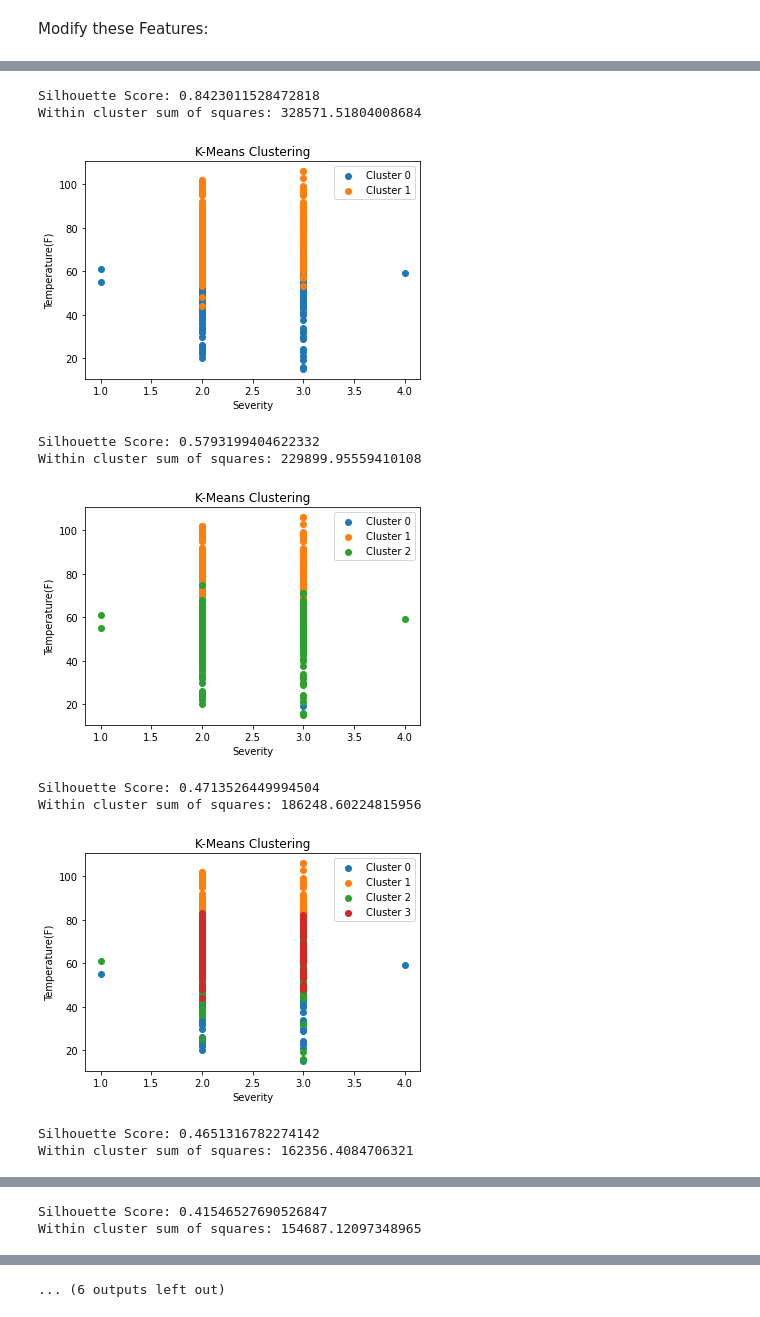
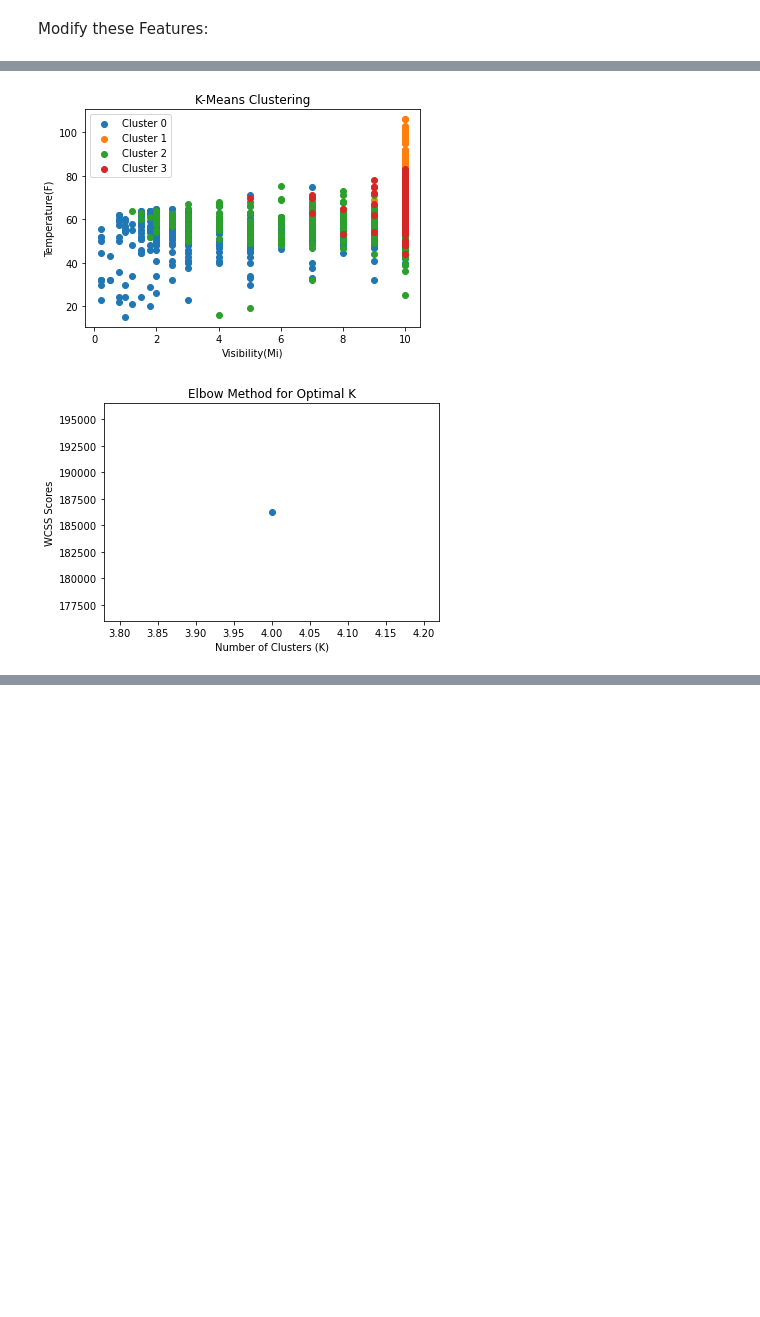
Before and after one commit to Domistreng/Ds410-Project, a Jupyter notebook: src/kNearestNeightbor.ipynb, the cells around one changed output, grey strips where cells are left out. Cells and saved outputs as stored; diff of their text form; code cells hidden in the pictures; blank space fills up the shorter version.

Commit message:
Testing for 4 different severitys using visibility and temp

```diff
--- a/src/kNearestNeightbor.ipynb
+++ b/src/kNearestNeightbor.ipynb
@@ -34,7 +40,7 @@ Precipitation(in)
 # %% [markdown]
 Modify these Features:
 # %%
-feature_1 = "Severity"
+feature_1 = "Visibility(Mi)"
 feature_2 = "Temperature(F)"
 # %%
 def fit_kmeans(df_input,num_cluster_centers=3):
@@ -107,7 +113,7 @@ def visualize_clusters_2D(clustered_data, feature_1, feature_2,  num_cluster_cen
 assembler = VectorAssembler(inputCols = column_names, outputCol = 'features', handleInvalid="skip")
 df_vector = assembler.transform(df_raw)
 # %%
-k_values = range(2, 10)  # Example: Try K from 2 to 10
+k_values = [4]  # There are 4 different levels of severity, Categorizing based on that
 
 silhouette_scores = []
 wcss_scores = []
@@ -131,11 +138,2 @@ plt.show()
-Silhouette Score: 0.8423011528472818
-Within cluster sum of squares: 328571.51804008684
-[figure, old version]
+[figure, new version]
-Silhouette Score: 0.5793199404622332
-Within cluster sum of squares: 229899.95559410108
-[figure, old version]
+[figure, new version]
-Silhouette Score: 0.4713526449994504
-Within cluster sum of squares: 186248.60224815956
-[figure, removed]
-Silhouette Score: 0.4651316782274142
-Within cluster sum of squares: 162356.4084706321
@@ -143,2 +139,0 @@ Within cluster sum of squares: 162356.4084706321
-Silhouette Score: 0.41546527690526847
-Within cluster sum of squares: 154687.12097348965
@@ -148,3 +140,2 @@ Within cluster sum of squares: 130966.28391019865
-... (6 outputs left out)
 # %%
 spark.stop()
```
Also changed, not shown: parts of 2 cells of this notebook.
